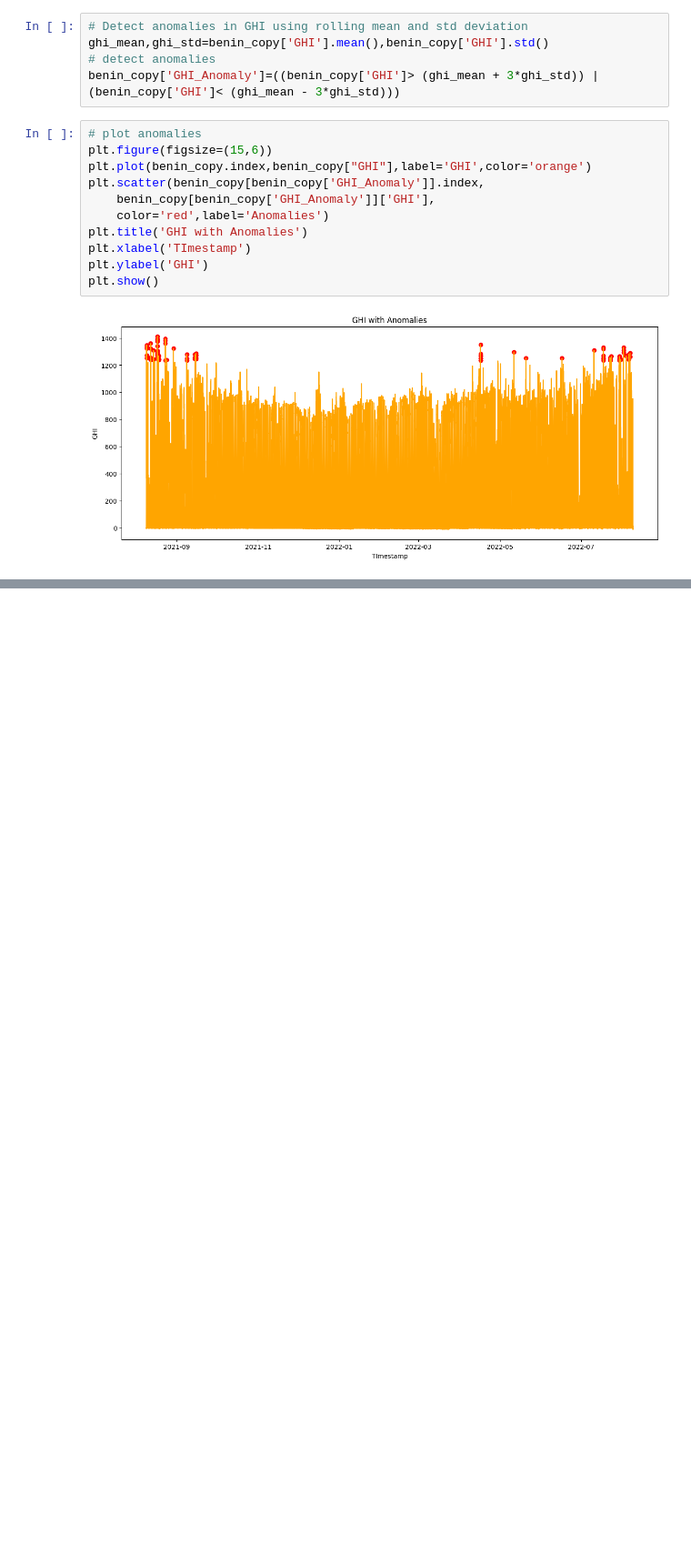
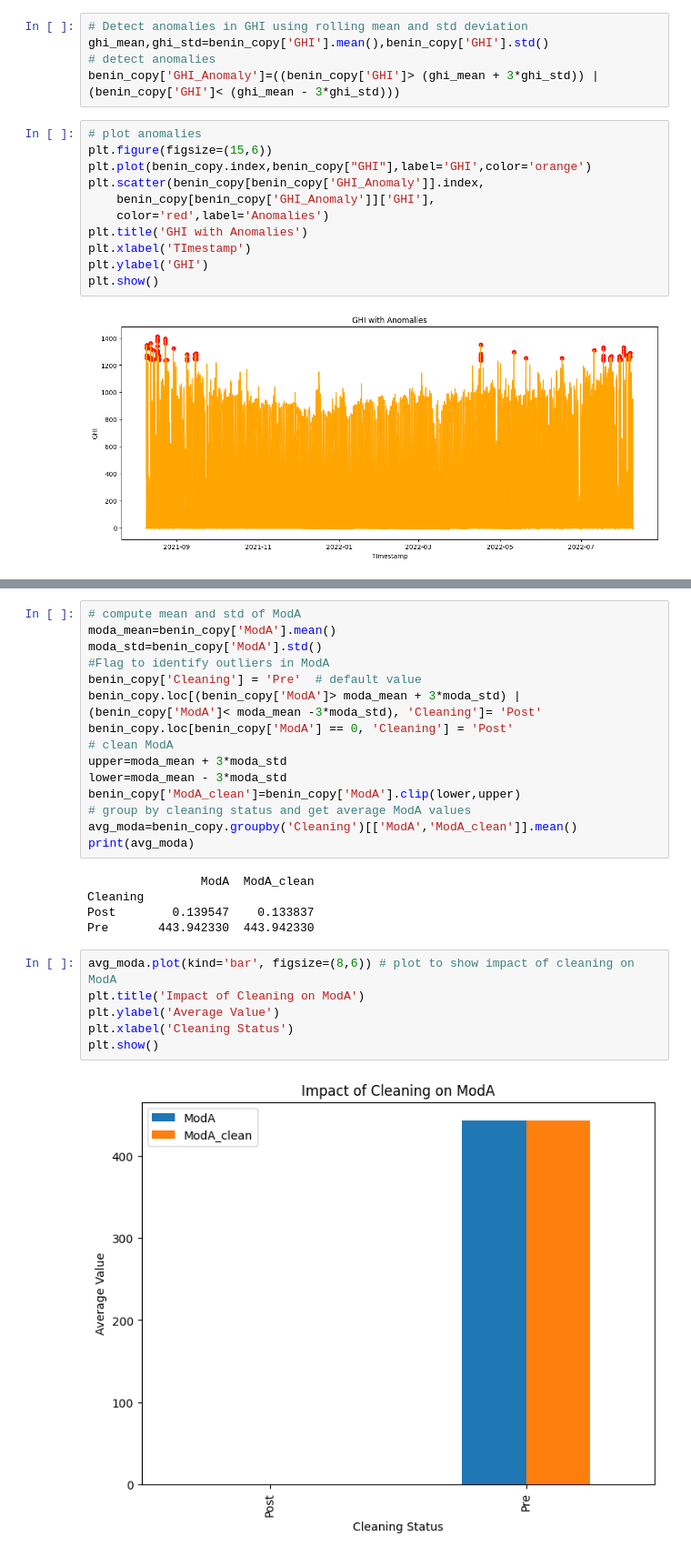
Before and after one commit to DiboraEyasuE/solar-challenge-week0, a Jupyter notebook: notebooks/benin_eda.ipynb, the cells around one changed output, grey strips where cells are left out. Shown at 91% size. Drawn from its saved outputs; the diff is of its cells as text; blank space fills up the shorter version.

Commit message:
feat: finished cleaning impact

```diff
--- a/notebooks/benin_eda.ipynb
+++ b/notebooks/benin_eda.ipynb
@@ -192,0 +233,28 @@ plt.show()
+# %%
+# compute mean and std of ModA
+moda_mean=benin_copy['ModA'].mean()
+moda_std=benin_copy['ModA'].std()
+#Flag to identify outliers in ModA
+benin_copy['Cleaning'] = 'Pre'  # default value
+benin_copy.loc[(benin_copy['ModA']> moda_mean + 3*moda_std) | (benin_copy['ModA']< moda_mean -3*moda_std), 'Cleaning']= 'Post'
+benin_copy.loc[benin_copy['ModA'] == 0, 'Cleaning'] = 'Post'
+# clean ModA
+upper=moda_mean + 3*moda_std
+lower=moda_mean - 3*moda_std
+benin_copy['ModA_clean']=benin_copy['ModA'].clip(lower,upper)
+# group by cleaning status and get average ModA values
+avg_moda=benin_copy.groupby('Cleaning')[['ModA','ModA_clean']].mean()
+print(avg_moda)
+# %% [output]
+                ModA  ModA_clean
+Cleaning
+Post        0.139547    0.133837
+Pre       443.942330  443.942330
+# %%
+avg_moda.plot(kind='bar', figsize=(8,6)) # plot to show impact of cleaning on ModA
+plt.title('Impact of Cleaning on ModA')
+plt.ylabel('Average Value')
+plt.xlabel('Cleaning Status')
+plt.show()
+# %% [output]
+[figure, added]
```
Also changed, not shown: parts of 16 cells of this notebook.
